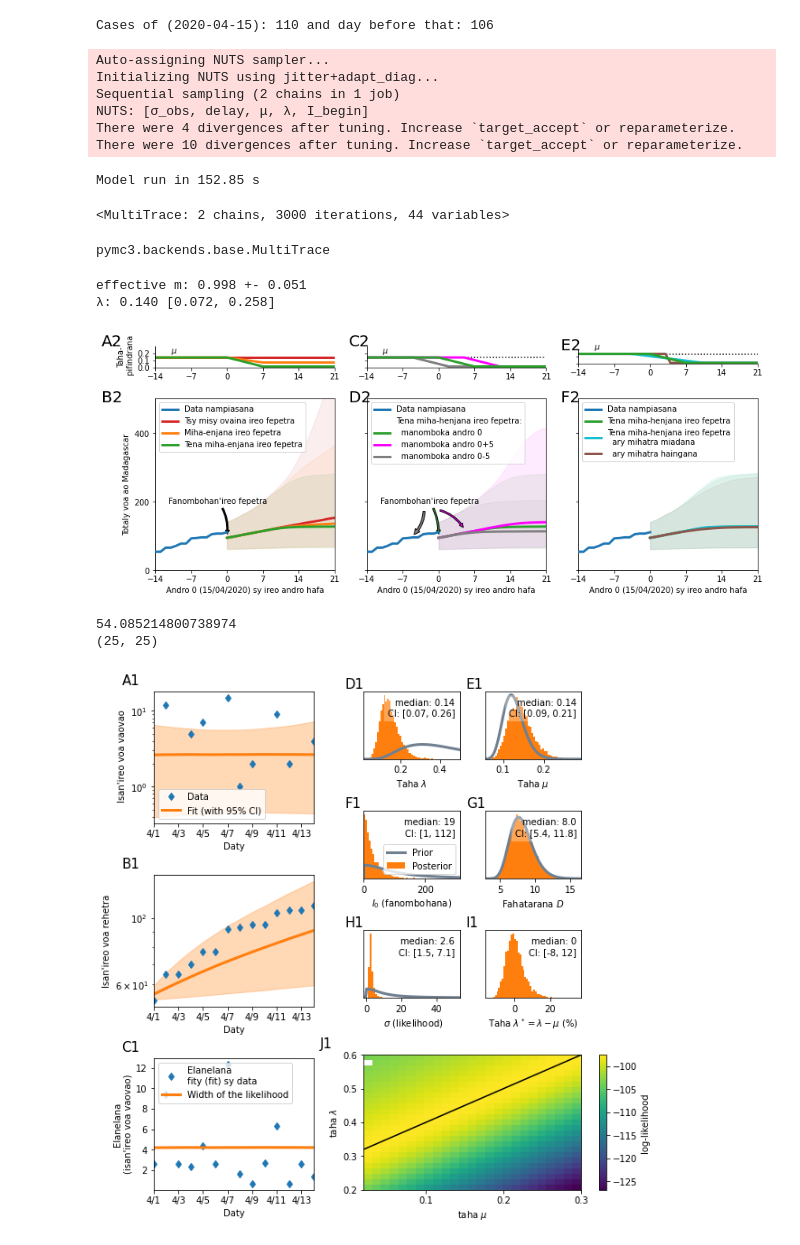
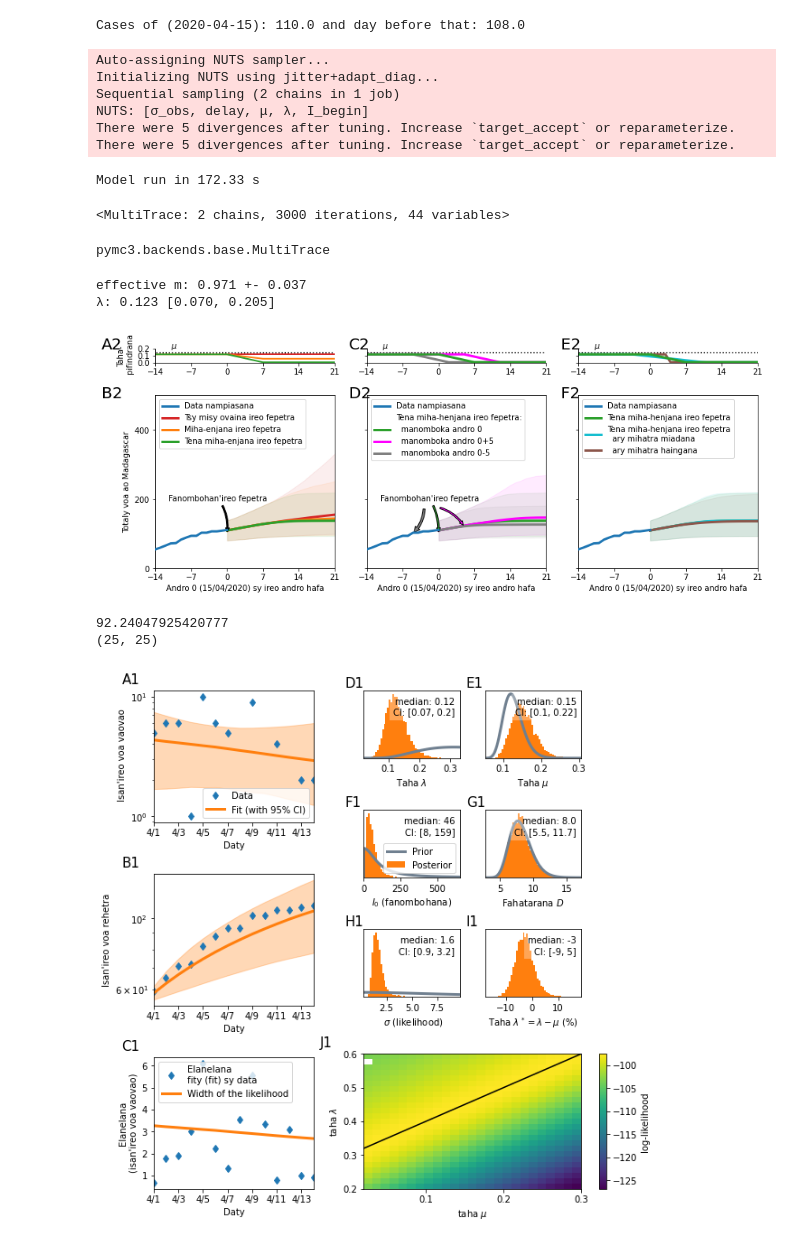
Before and after one commit to herysedra/covid19-mankaiza-clone, a Jupyter notebook: scripts/paper/Covmdg_cco.ipynb, the cells around one changed output. Saved outputs shown, nothing was run; the diff lists cells and outputs as text; code cells hidden in the pictures.

```diff
--- a/scripts/paper/Covmdg_cco.ipynb
+++ b/scripts/paper/Covmdg_cco.ipynb
@@ -88,7 +84,7 @@ date_formatted_begin = format_date(date_data_begin)
 date_formatted_end = format_date(date_data_end)
 
 
-cases_obs =  np.array(who_cases_mdg.loc[date_formatted_begin:date_formatted_end, 'Total cases'])
+cases_obs =  np.array(cco_cases_mdg.loc[date_formatted_begin:date_formatted_end, 'confirmes tvm'])
 #cases_obs = np.concatenate([np.nan*np.ones(diff_data_sim), cases_obs])
 
 """
@@ -109,7 +105,7 @@ num_days = (date_data_end - date_begin_sim).days
 #
 date_today = date_data_end + datetime.timedelta(days=1)
 # %% [output]
-Cases of (2020-04-15): 110 and day before that: 106
+Cases of (2020-04-15): 110.0 and day before that: 108.0
 # %%
 
 # ------------------------------------------------------------------------------ #
@@ -481,9 +477,9 @@ Auto-assigning NUTS sampler...
 Initializing NUTS using jitter+adapt_diag...
 Sequential sampling (2 chains in 1 job)
 NUTS: [σ_obs, delay, μ, λ, I_begin]
-There were 4 divergences after tuning. Increase `target_accept` or reparameterize.
-There were 10 divergences after tuning. Increase `target_accept` or reparameterize.
+There were 5 divergences after tuning. Increase `target_accept` or reparameterize.
+There were 5 divergences after tuning. Increase `target_accept` or reparameterize.
-Model run in 152.85 s
+Model run in 172.33 s
 # %%
 print(trace)
 type(trace)
@@ -527,8 +523,8 @@ obs_cases_labels = ['new_cases_no_change', 'new_cases_soc_dist',
 
 # label the variables related to the new_cases_inferred
 
-cases_obs_to_plot = np.array(who_cases_mdg.loc[date_formatted_begin:date_formatted_end, 'Total cases'])
-cases_obs_to_plot_future = np.array(who_cases_mdg.loc[date_formatted_begin:date_formatted_end, 'Total cases'])
+cases_obs_to_plot = np.array(cco_cases_mdg.loc[date_formatted_begin:date_formatted_end, 'confirmes tvm'])
+cases_obs_to_plot_future = np.array(cco_cases_mdg.loc[date_formatted_begin:date_formatted_end, 'confirmes tvm'])
 
 
 def return_obs_cases_future(trace):
@@ -738,16 +734,16 @@ for lang, legends_list in legends_lang.items():
     reduction_fact_strong = 0.9
     reduction_fact_mild = 0.5
 
-    ax.plot(time, np.ones_like(time)*m, linewidth=3, color="tab:red")
+    ax.plot(time, np.ones_like(time)*m, linewidth=2, color="tab:red")
     ax.plot(
         time,
         (1 - m_correction * reduction_fact_mild)*m,
-        linewidth=3,
+        linewidth=2,
         color="tab:orange" )
     ax.plot(
         time,
         (1 - m_correction * reduction_fact_strong)*m,
-        linewidth=3,
+        linewidth=2,
         color="tab:green" )
     ax.hlines(np.median(trace.μ),-50,50, linestyles=':',label='critical point')
     #ax.legend()
@@ -756,7 +752,7 @@ for lang, legends_list in legends_lang.items():
     # ax.set_xlabel("days from now")
     # ax.legend(loc='lower left')
     ax.set_xticks([-14, -7, 0, 7, 14, 21])
-    ax.set_ylim(0, 0.3)
+    ax.set_ylim(0, 0.2)
     ax.set_yticks([0, 0.1, 0.2])
     ax.set_xlim(-14, 21)
     ax.set_aspect(14, adjustable="box")
@@ -818,7 +814,7 @@ for lang, legends_list in legends_lang.items():
     #ax.set_yticks([0, 0.5, 1.0])
     ax.set_yticks([0, 0.1, 0.2])
     ax.tick_params(labelleft=False)
-    ax.set_ylim(0, 0.3)
+    ax.set_ylim(0, 0.2)
     ax.set_xlim(-14, 21)
     ax.set_aspect(14, adjustable="box")
     ax.text(-0.1, 0.98, "C2", transform=ax.transAxes, size=20)
@@ -875,36 +871,36 @@ for lang, legends_list in legends_lang.items():
 
     #ax.set_ylabel(legends_list[10])
     # ax.set_xlabel("days from now")
     # ax.legend(loc='lower left')
     ax.set_xticks([-14, -7, 0, 7, 14, 21])
     ax.set_yticks([0, 0.1, 0.2])
     ax.tick_params(labelleft=False)
     ax.set_ylim(0, 0.2)
     ax.set_xlim(-14, 21)
     ax.set_aspect(14, adjustable="box")
     ax.text(-0.1, 0.98, "E2", transform=ax.transAxes, size=20)
     ax.text(-11, 0.2, "$\mu$", transform=ax.transData, size=10)
 
     ax.spines['right'].set_visible(False)
     ax.spines['top'].set_visible(False)
     # Above is Fig. E2.
 
 
     # wrapping up
     fig.subplots_adjust(hspace=-0.50)
     fig.subplots_adjust(wspace=-.1)
     fig.tight_layout()
     fig.savefig(
         path_to_save + "cco2mdg.png".format(lang), dpi=300
     )
     #fig.savefig(path_to_save + "cco2mdg.pdf")
 
 print('effective m: {:.3f} +- {:.3f}'.format(1+np.median(trace.λ - trace.μ), np.std(trace.λ - trace.μ)))
 print('λ: {:.3f} [{:.3f}, {:.3f}]'.format(np.median(trace.λ), *np.percentile(trace.λ, q=(2.5, 97.5))))
 # %% [output]
-effective m: 0.998 +- 0.051
-λ: 0.140 [0.072, 0.258]
+effective m: 0.971 +- 0.037
+λ: 0.123 [0.070, 0.205]
-[figure, old version]
+[figure, new version]
 # %%
 def truncate_number(number, precision):
     number = round(number, ndigits = precision)
@@ -1170,6 +1166,6 @@ for ax in ax_params:
 plt.savefig(path_to_save+'cco1mdg.png')
 #plt.savefig(path_to_save+'cco1mdg.pdf')
 # %% [output]
-54.085214800738974
+92.24047925420777
 (25, 25)
-[figure, old version]
+[figure, new version]
```
Also changed, not shown: parts of 1 cell of this notebook.
